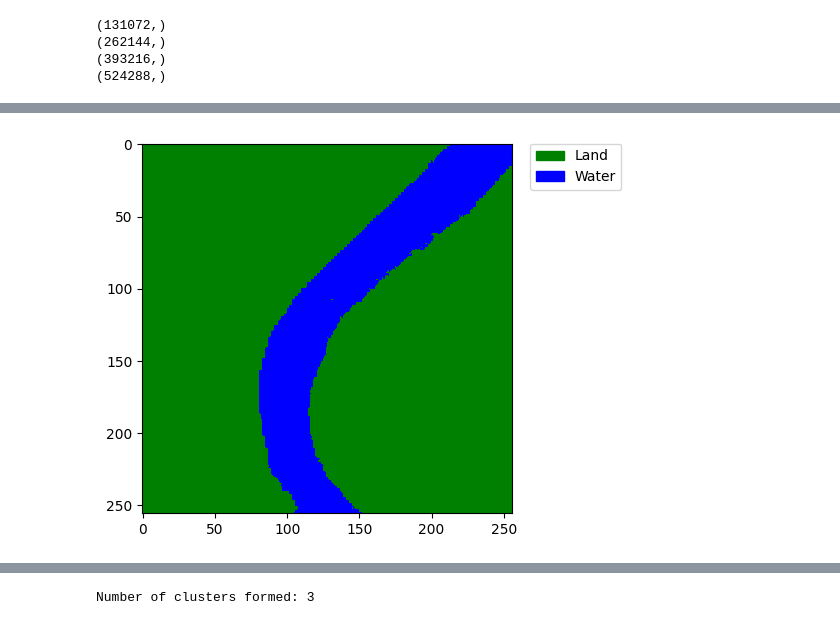
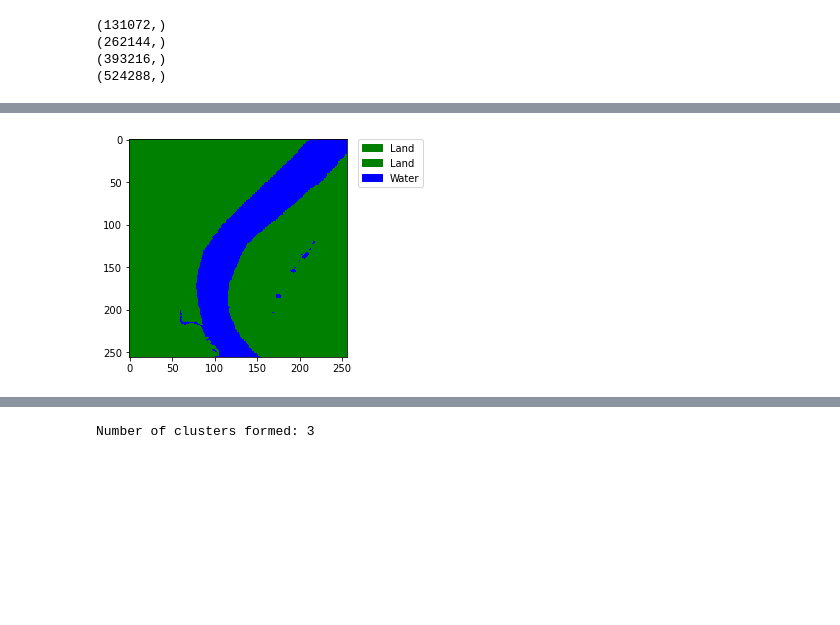
Before and after one commit to Sparsh1101/FDAP, a Jupyter notebook: SEN 2/LY Project DBScan.ipynb, the cells around one changed output, grey strips where cells are left out. Drawn from its saved outputs; the diff is of its cells as text; code cells hidden in the pictures; blank space fills up the shorter version.

```diff
--- a/SEN 2/LY Project DBScan.ipynb
+++ b/SEN 2/LY Project DBScan.ipynb
@@ -40,7 +40,7 @@ def plot_image(plt_img):
   plt.show()
 # %%
 # Running the DBSCAN Algorithm
-dbscan_model = DBSCAN(eps=0.050469945, min_samples=170)
+dbscan_model = DBSCAN(eps=0.22781702476614077, min_samples=300)
 scaler = StandardScaler()
 all_images=[]
 first = True
@@ -122,29 +122,29 @@ dbscan_after_labels_reshaped = dbscan_after_labels.reshape(256, 256)
 # %%
 # Visualizing the clusters formed for pre-flood image
 
 import matplotlib.patches as mpatches
 import matplotlib.colors as colo
 
 plt.figure()
 
-custom = colo.ListedColormap(["green"] + ["blue"]*1)
+custom = colo.ListedColormap(["green"]*2 + ["blue"])
 
 im_before = plt.imshow(dbscan_before_labels_reshaped, cmap = custom)
 
 values = np.unique(dbscan_before_labels_reshaped.ravel())
 
 # Getting the colors of the values, according to the colormap used by imshow
 colors = [im_before.cmap(im_before.norm(value)) for value in values]
 
 # Creating a patch (proxy artist) for every color
-labels = ["Land"]+["Water"]*4
+labels = ["Land"]*2+["Water"]
 patches = [mpatches.Patch(color=colors[i], label=labels[i]) for i in range(len(values)) ]
 # Putting those patched as legend-handles into the legend
 plt.legend(handles=patches, bbox_to_anchor=(1.05, 1), loc=2, borderaxespad=0.)
 
 plt.show()
 # %% [output]
-[figure, old version]
+[figure, new version]
 # %%
 # Visualizing the clusters formed for post-flood image
 
```
Also changed, not shown: parts of 9 cells of this notebook, 3 other files.
